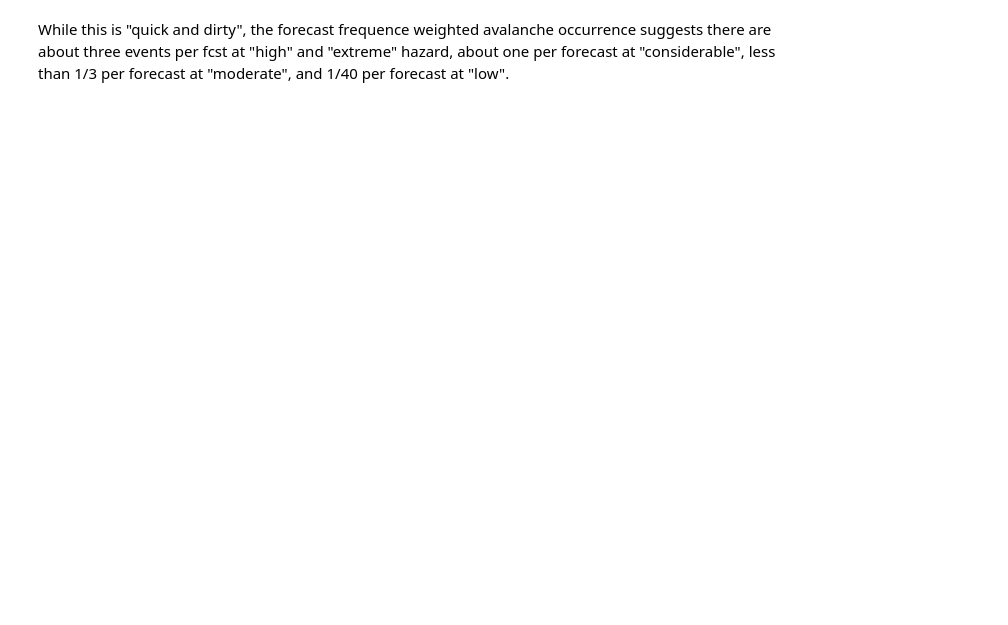
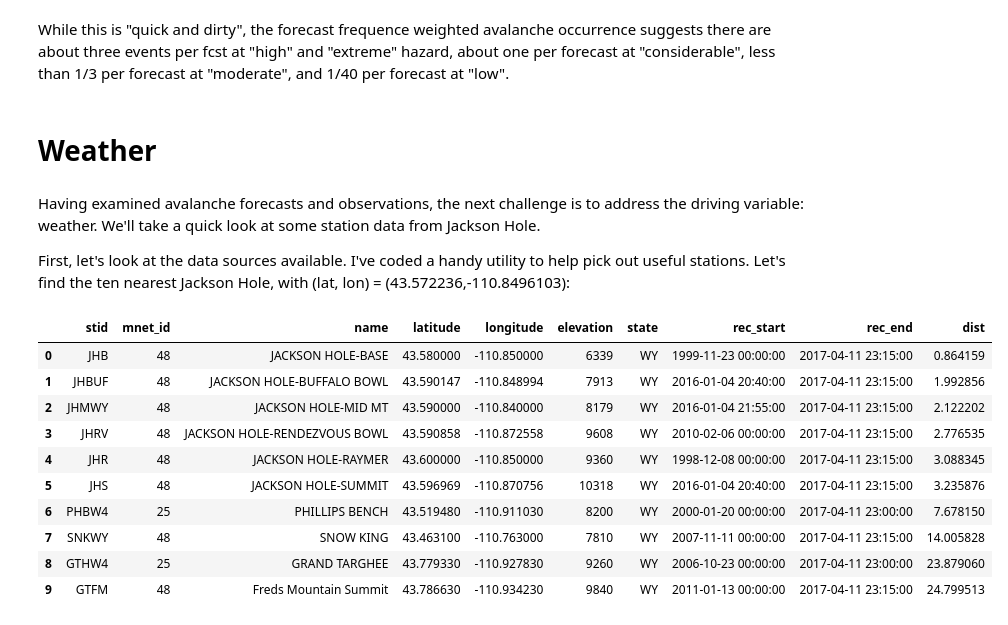
Before and after one commit to andybrnr/AvyData, a Jupyter notebook: avy/Teton_EDA.ipynb, the cells around one changed output. Cells and saved outputs as stored; diff of their text form; code cells hidden in the pictures; blank space fills up the shorter version.

```diff
--- a/avy/Teton_EDA.ipynb
+++ b/avy/Teton_EDA.ipynb
@@ -228,2 +232,24 @@ array([ 0. ,  0.5,  1. ,  1.5,  2. ,  2.5,  3. ,  3.5,  4. ,  4.5,  5. ])
 # %% [markdown]
 While this is "quick and dirty", the forecast frequence weighted avalanche occurrence suggests there are about three events per fcst at "high" and "extreme" hazard, about one per forecast at "considerable", less than 1/3 per forecast at "moderate", and 1/40 per forecast at "low".
+# %% [markdown]
+# Weather
+# %% [markdown]
+Having examined avalanche forecasts and observations, the next challenge is to address the driving variable: weather. We'll take a quick look at some station data from Jackson Hole.
+
+First, let's look at the data sources available. I've coded a handy utility to help pick out useful stations. Let's find the ten nearest Jackson Hole, with (lat, lon) = (43.572236,-110.8496103):
+# %%
+df = select_stn('./wxdata',{'k_nrst': 10, 'lat_lon': (43.572236,-110.8496103)}, return_df=True)
+# %%
+df.head(10)
+# %% [output]
+|  | stid | mnet_id | name | latitude | longitude | elevation | state | rec_start | rec_end | dist |
+| 0 | JHB | 48 | JACKSON HOLE-BASE | 43.580000 | -110.850000 | 6339 | WY | 1999-11-23 00:00:00 | 2017-04-11 23:15:00 | 0.864159 |
+| 1 | JHBUF | 48 | JACKSON HOLE-BUFFALO BOWL | 43.590147 | -110.848994 | 7913 | WY | 2016-01-04 20:40:00 | 2017-04-11 23:15:00 | 1.992856 |
+| 2 | JHMWY | 48 | JACKSON HOLE-MID MT | 43.590000 | -110.840000 | 8179 | WY | 2016-01-04 21:55:00 | 2017-04-11 23:15:00 | 2.122202 |
+| 3 | JHRV | 48 | JACKSON HOLE-RENDEZVOUS BOWL | 43.590858 | -110.872558 | 9608 | WY | 2010-02-06 00:00:00 | 2017-04-11 23:15:00 | 2.776535 |
+| 4 | JHR | 48 | JACKSON HOLE-RAYMER | 43.600000 | -110.850000 | 9360 | WY | 1998-12-08 00:00:00 | 2017-04-11 23:15:00 | 3.088345 |
+| 5 | JHS | 48 | JACKSON HOLE-SUMMIT | 43.596969 | -110.870756 | 10318 | WY | 2016-01-04 20:40:00 | 2017-04-11 23:15:00 | 3.235876 |
+| 6 | PHBW4 | 25 | PHILLIPS BENCH | 43.519480 | -110.911030 | 8200 | WY | 2000-01-20 00:00:00 | 2017-04-11 23:00:00 | 7.678150 |
+| 7 | SNKWY | 48 | SNOW KING | 43.463100 | -110.763000 | 7810 | WY | 2007-11-11 00:00:00 | 2017-04-11 23:15:00 | 14.005828 |
+| 8 | GTHW4 | 25 | GRAND TARGHEE | 43.779330 | -110.927830 | 9260 | WY | 2006-10-23 00:00:00 | 2017-04-11 23:00:00 | 23.879060 |
+| 9 | GTFM | 48 | Freds Mountain Summit | 43.786630 | -110.934230 | 9840 | WY | 2011-01-13 00:00:00 | 2017-04-11 23:15:00 | 24.799513 |
```
Also changed, not shown: parts of 2 cells of this notebook.
